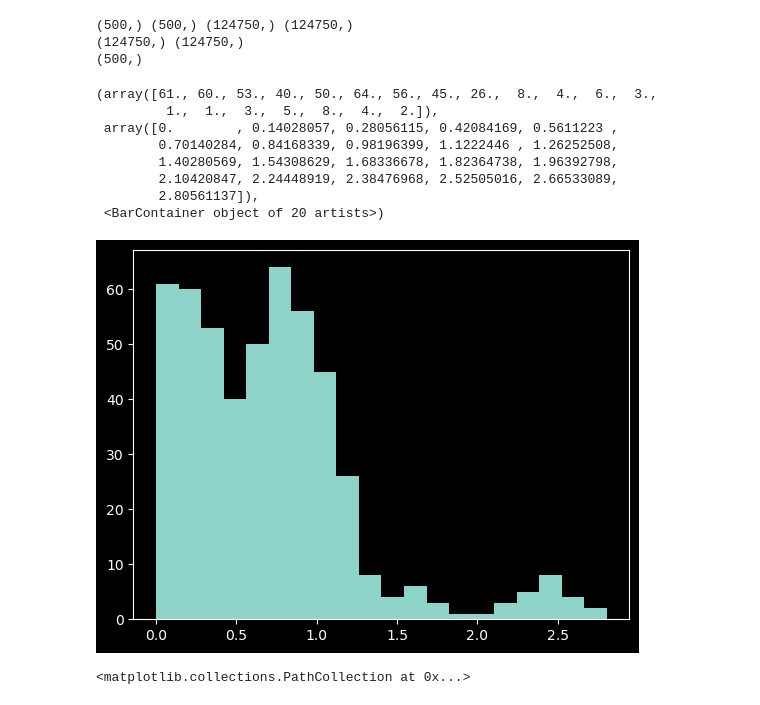
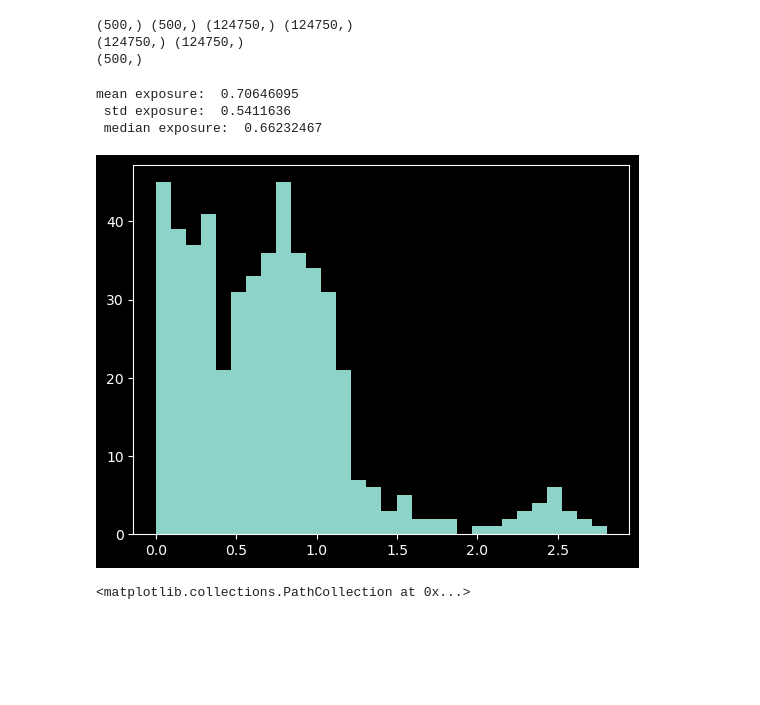
Before and after one commit to barwein/BayesProxyNets, a Jupyter notebook: src/test_discrete_sampling.ipynb, the cells around one changed output. Drawn from its saved outputs; the diff is of its cells as text; code cells hidden in the pictures; blank space fills up the shorter version.

```diff
--- a/src/test_discrete_sampling.ipynb
+++ b/src/test_discrete_sampling.ipynb
@@ -87,18 +87,16 @@ print(Y.shape)
 (500,) (500,) (124750,) (124750,)
 (124750,) (124750,)
 (500,)
-# %%
-plt.hist(exposures, bins=20)
-# %% [output]
-(array([61., 60., 53., 40., 50., 64., 56., 45., 26.,  8.,  4.,  6.,  3.,
-         1.,  1.,  3.,  5.,  8.,  4.,  2.]),
- array([0.        , 0.14028057, 0.28056115, 0.42084169, 0.5611223 ,
-        0.70140284, 0.84168339, 0.98196399, 1.1222446 , 1.26252508,
-        1.40280569, 1.54308629, 1.68336678, 1.82364738, 1.96392798,
-        2.10420847, 2.24448919, 2.38476968, 2.52505016, 2.66533089,
-        2.80561137]),
- <BarContainer object of 20 artists>)
-[figure, removed]
+# %%
+plt.hist(exposures, bins=30)
+print("mean exposure: ", jnp.mean(exposures), "\n",
+      "std exposure: ", jnp.std(exposures), "\n",
+      "median exposure: ", jnp.median(exposures))
+# %% [output]
+mean exposure:  0.70646095
+ std exposure:  0.5411636
+ median exposure:  0.66232467
+[figure, added]
 # %%
 plt.scatter(exposures, Y, c=Z)
 # %% [output]
```
Also changed, not shown: parts of 14 cells of this notebook, 6 other files.
